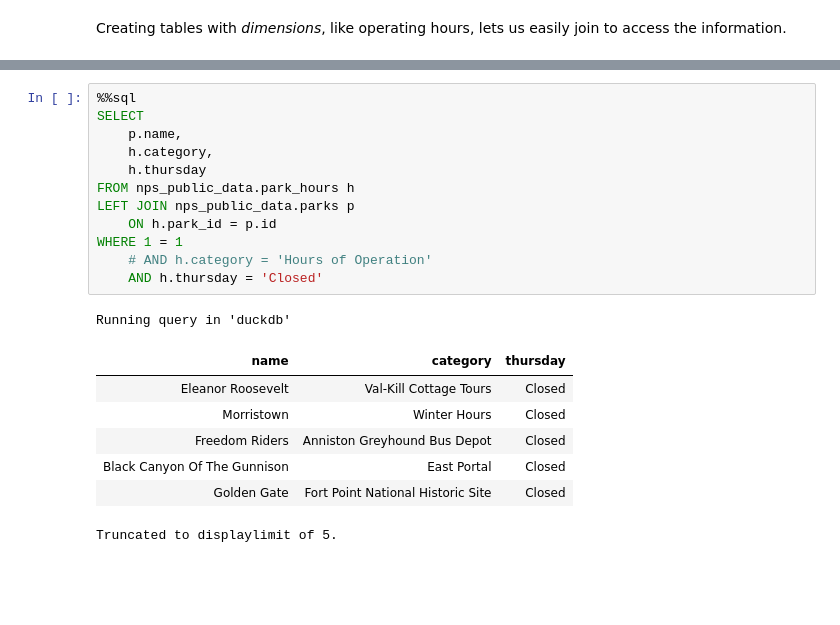
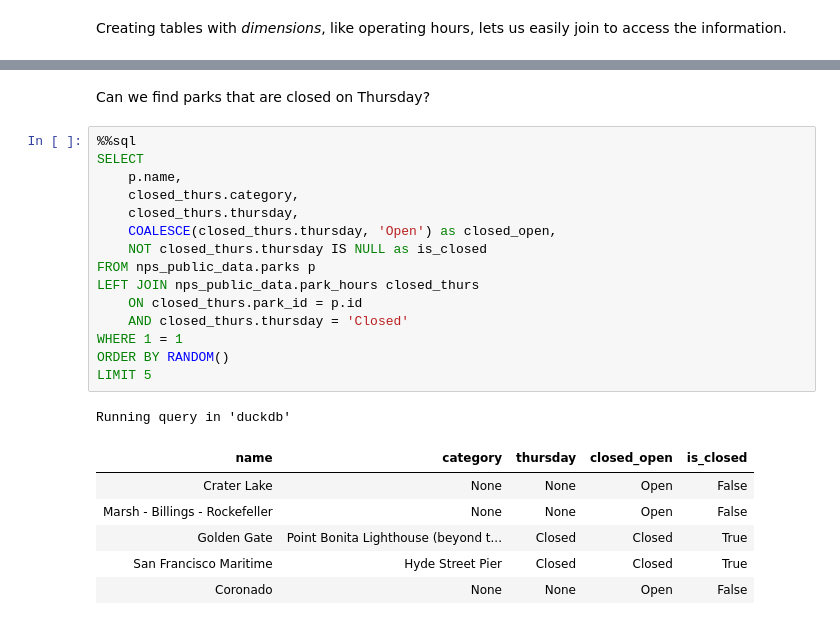
Before and after one commit to LinkedInLearning/fundamentals-of-data-transformation-4554074, a Jupyter notebook: course/02-duckdb/lessons/01-query-basics-columnar-ops.ipynb, the cells around one changed output, grey strips where cells are left out. Saved outputs shown, nothing was run; the diff lists cells and outputs as text; blank space fills up the shorter version.

```diff
--- a/course/02_duckdb/02-01-getting_started.ipynb
+++ b/course/02-duckdb/lessons/01-query-basics-columnar-ops.ipynb
@@ -132,22 +198,26 @@ Truncated to displaylimit of 5.
+# %% [markdown]
+Can we find parks that are closed on Thursday?
 # %%
 %%sql
 SELECT
     p.name,
-    h.category,
-    h.thursday
-FROM nps_public_data.park_hours h
-LEFT JOIN nps_public_data.parks p
-    ON h.park_id = p.id
+    closed_thurs.category,
+    closed_thurs.thursday,
+    COALESCE(closed_thurs.thursday, 'Open') as closed_open,
+    NOT closed_thurs.thursday IS NULL as is_closed
+FROM nps_public_data.parks p
+LEFT JOIN nps_public_data.park_hours closed_thurs
+    ON closed_thurs.park_id = p.id
+    AND closed_thurs.thursday = 'Closed'
 WHERE 1 = 1
-    # AND h.category = 'Hours of Operation'
-    AND h.thursday = 'Closed'
+ORDER BY RANDOM()
+LIMIT 5
 # %% [output]
 Running query in 'duckdb'
-| name | category | thursday |
-| Eleanor Roosevelt | Val-Kill Cottage Tours | Closed |
-| Morristown | Winter Hours | Closed |
-| Freedom Riders | Anniston Greyhound Bus Depot | Closed |
-| Black Canyon Of The Gunnison | East Portal | Closed |
-| Golden Gate | Fort Point National Historic Site | Closed |
+| name | category | thursday | closed_open | is_closed |
+| Crater Lake | None | None | Open | False |
+| Marsh - Billings - Rockefeller | None | None | Open | False |
+| Golden Gate | Point Bonita Lighthouse (beyond t... | Closed | Closed | True |
+| San Francisco Maritime | Hyde Street Pier | Closed | Closed | True |
+| Coronado | None | None | Open | False |
-Truncated to displaylimit of 5.
 # %%
```
Also changed, not shown: parts of 13 cells of this notebook, 11 other files.
